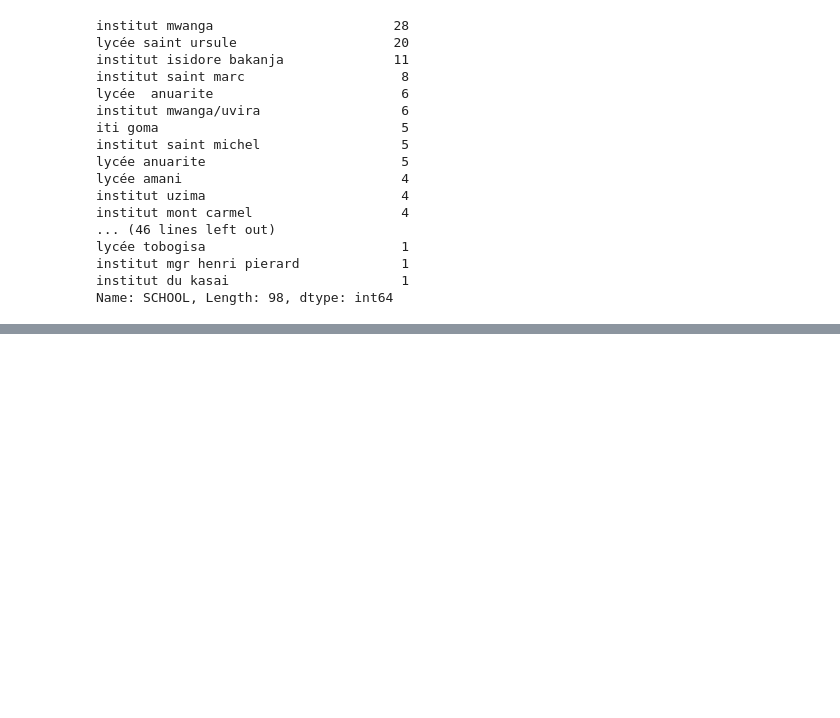
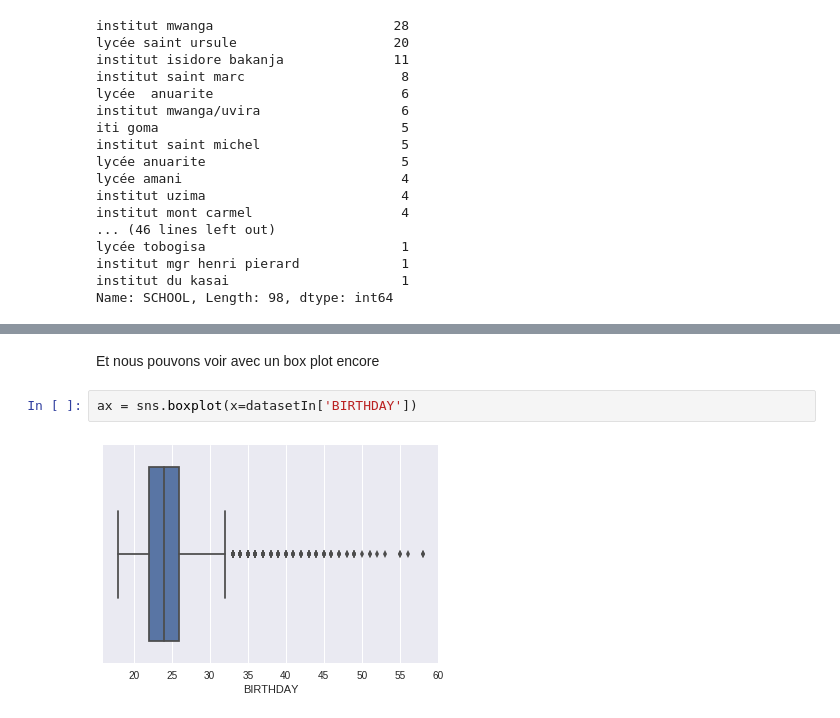
Before and after one commit to espoirMur/Student-Grade-Predictor, a Jupyter notebook: DataExplorationDraft1.ipynb, the cells around one changed output, grey strips where cells are left out. Drawn from its saved outputs; the diff is of its cells as text; blank space fills up the shorter version.

```diff
--- a/DataExplorationDraft1.ipynb
+++ b/DataExplorationDraft1.ipynb
@@ -788,0 +976,6 @@ Name: SCHOOL, Length: 98, dtype: int64
+# %% [markdown]
+Et nous pouvons voir avec un box plot encore
+# %%
+ax = sns.boxplot(x=datasetIn['BIRTHDAY'])
+# %% [output]
+[figure, added]
```
Also changed, not shown: parts of 66 cells of this notebook, 1 other file.
